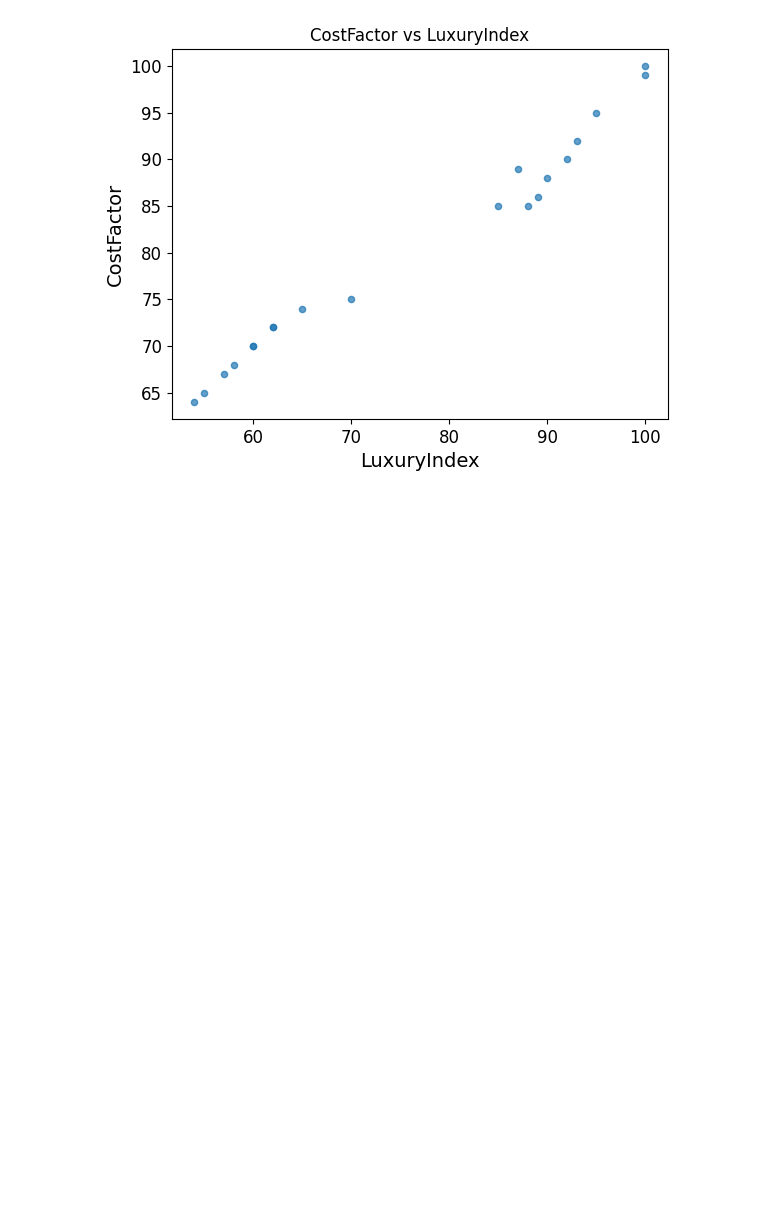
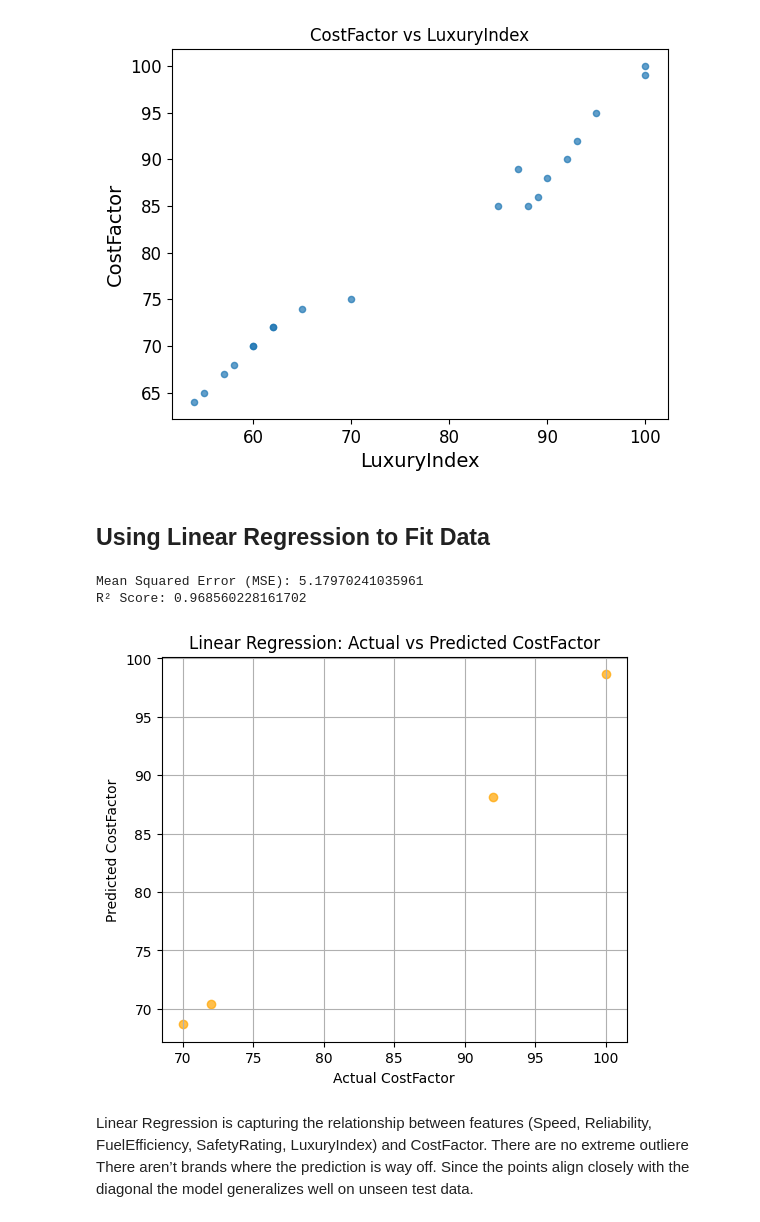
Before and after one commit to regapoopnut/Stuff, a Jupyter notebook: Automotive_Data_Analysis_Project.ipynb, the cells around one changed output. Cells and saved outputs as stored; diff of their text form; code cells hidden in the pictures; blank space fills up the shorter version.

```diff
--- a/Automotive_Data_Analysis_Project.ipynb
+++ b/Automotive_Data_Analysis_Project.ipynb
@@ -326,3 +326,51 @@ plt.show()
 # %% [output]
 Strongest correlation with CostFactor: LuxuryIndex
 [figure]
+# %% [markdown]
+## Using Linear Regression to Fit Data
+# %%
+# Import Libraries
+import pandas as pd
+import matplotlib.pyplot as plt
+from sklearn.linear_model import LinearRegression
+from sklearn.model_selection import train_test_split
+from sklearn.metrics import mean_squared_error, r2_score
+
+# Load Dataset
+cars = pd.read_csv("car_brands_dataset.csv")
+
+# Features (X) and Target (y)
+X = cars[["Speed", "Reliability", "FuelEfficiency", "SafetyRating", "LuxuryIndex"]]
+y = cars["CostFactor"]
+
+# Train-Test Split
+X_train, X_test, y_train, y_test = train_test_split(X, y, test_size=0.2, random_state=42)
+
+# Train Linear Regression Model
+lin_reg = LinearRegression()
+lin_reg.fit(X_train, y_train)
+
+# Predictions
+y_pred = lin_reg.predict(X_test)
+
+# Evaluate Model
+mse = mean_squared_error(y_test, y_pred)
+r2 = r2_score(y_test, y_pred)
+
+print("Mean Squared Error (MSE):", mse)
+print("R² Score:", r2)
+
+# Actual vs Predicted Plot
+plt.figure(figsize=(6, 5))
+plt.scatter(y_test, y_pred, alpha=0.7, color="orange")
+plt.xlabel("Actual CostFactor")
+plt.ylabel("Predicted CostFactor")
+plt.title("Linear Regression: Actual vs Predicted CostFactor")
+plt.grid(True)
+plt.show()
+# %% [output]
+Mean Squared Error (MSE): 5.17970241035961
+R² Score: 0.968560228161702
+[figure, added]
+# %% [markdown]
+Linear Regression is capturing the relationship between features (Speed, Reliability, FuelEfficiency, SafetyRating, LuxuryIndex) and CostFactor. There are no extreme outliere There aren’t brands where the prediction is way off. Since the points align closely with the diagonal the model generalizes well on unseen test data.
```
Also changed, not shown: parts of 4 cells of this notebook.
